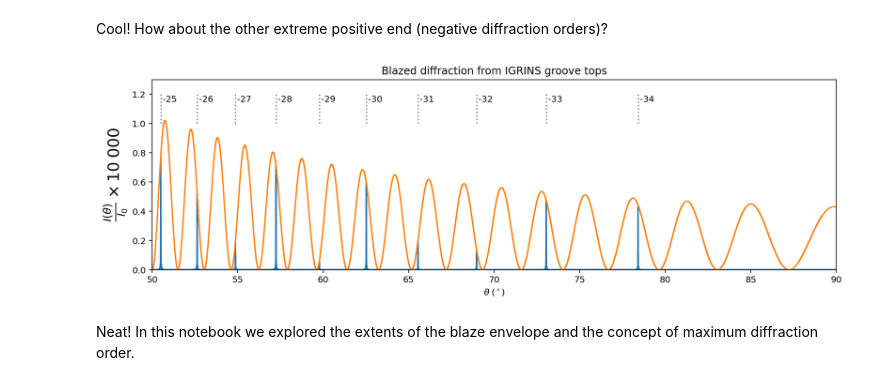
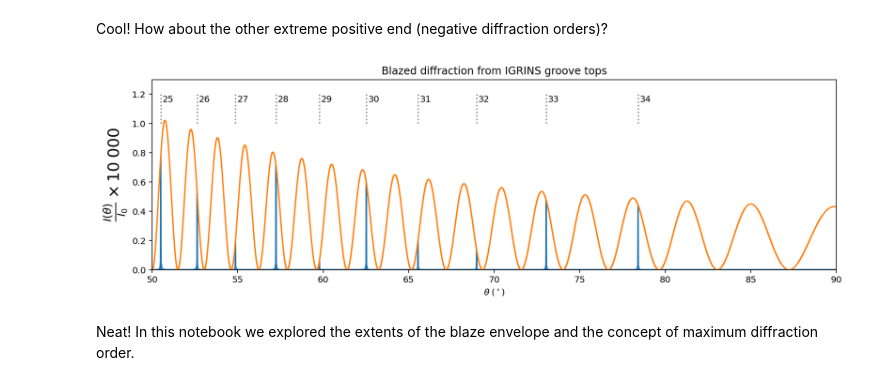
Before and after one commit to Echelle/postale, a Jupyter notebook: notebooks/01_IGRINS_CA1/01_IGRINS_CA1_demo.ipynb, the cells around one changed output. Saved outputs shown, nothing was run; the diff lists cells and outputs as text; code cells hidden in the pictures.

```diff
--- a/notebooks/01_IGRINS_CA1/01_IGRINS_CA1_demo.ipynb
+++ b/notebooks/01_IGRINS_CA1/01_IGRINS_CA1_demo.ipynb
@@ -246,24 +248,24 @@ plt.title('Blazed diffraction from IGRINS groove tops'.format(beam_size_mm) );
 # %% [markdown]
 Cool!  How about the other extreme positive end (negative diffraction orders)?
-# %%
-plt.figure(figsize=(14, 4))
-plt.step(angular_grid_degrees, blazed_groove_top_diffraction*10000)
-plt.step(angular_grid_degrees, blaze_modulation*10000)
-
-x_lo, x_hi = (50, 90)
-plt.xlim(x_lo, x_hi)
-plt.ylim(0, 1.3)
-
-for m, theta_m in zip(m_vector, theta_m_degrees):
-    if np.isfinite(theta_m) & (theta_m>x_lo) & (theta_m < x_hi):
-        plt.text(theta_m+0.1, 1.15, "{:d}".format(int(m)), rotation='horizontal')
-        plt.plot([theta_m, theta_m], [1.0, 1.2], color='k', alpha=0.5,
-                 linestyle='dotted')
-
-plt.xlabel(r'$\theta \; (^\circ)$')
-plt.ylabel(r'$\frac{I(\theta)}{I_0} \times 10\;000$', fontsize=18)
-plt.title('Blazed diffraction from IGRINS groove tops'.format(beam_size_mm) );
-# %% [output]
-[figure, removed]
-# %% [markdown]
-Neat!  In this notebook we explored the extents of the blaze envelope and the concept of maximum diffraction order.
+# %%
+plt.figure(figsize=(14, 4))
+plt.step(angular_grid_degrees, blazed_groove_top_diffraction*10000)
+plt.step(angular_grid_degrees, blaze_modulation*10000)
+
+x_lo, x_hi = (50, 90)
+plt.xlim(x_lo, x_hi)
+plt.ylim(0, 1.3)
+
+for m, theta_m in zip(m_vector, theta_m_degrees):
+    if np.isfinite(theta_m) & (theta_m>x_lo) & (theta_m < x_hi):
+        plt.text(theta_m+0.1, 1.15, "{:d}".format(-int(m)), rotation='horizontal')
+        plt.plot([theta_m, theta_m], [1.0, 1.2], color='k', alpha=0.5,
+                 linestyle='dotted')
+
+plt.xlabel(r'$\theta \; (^\circ)$')
+plt.ylabel(r'$\frac{I(\theta)}{I_0} \times 10\;000$', fontsize=18)
+plt.title('Blazed diffraction from IGRINS groove tops'.format(beam_size_mm) );
+# %% [output]
+[figure, added]
+# %% [markdown]
+Neat!  In this notebook we explored the extents of the blaze envelope and the concept of maximum diffraction order.
```
Also changed, not shown: parts of 51 cells of this notebook.
